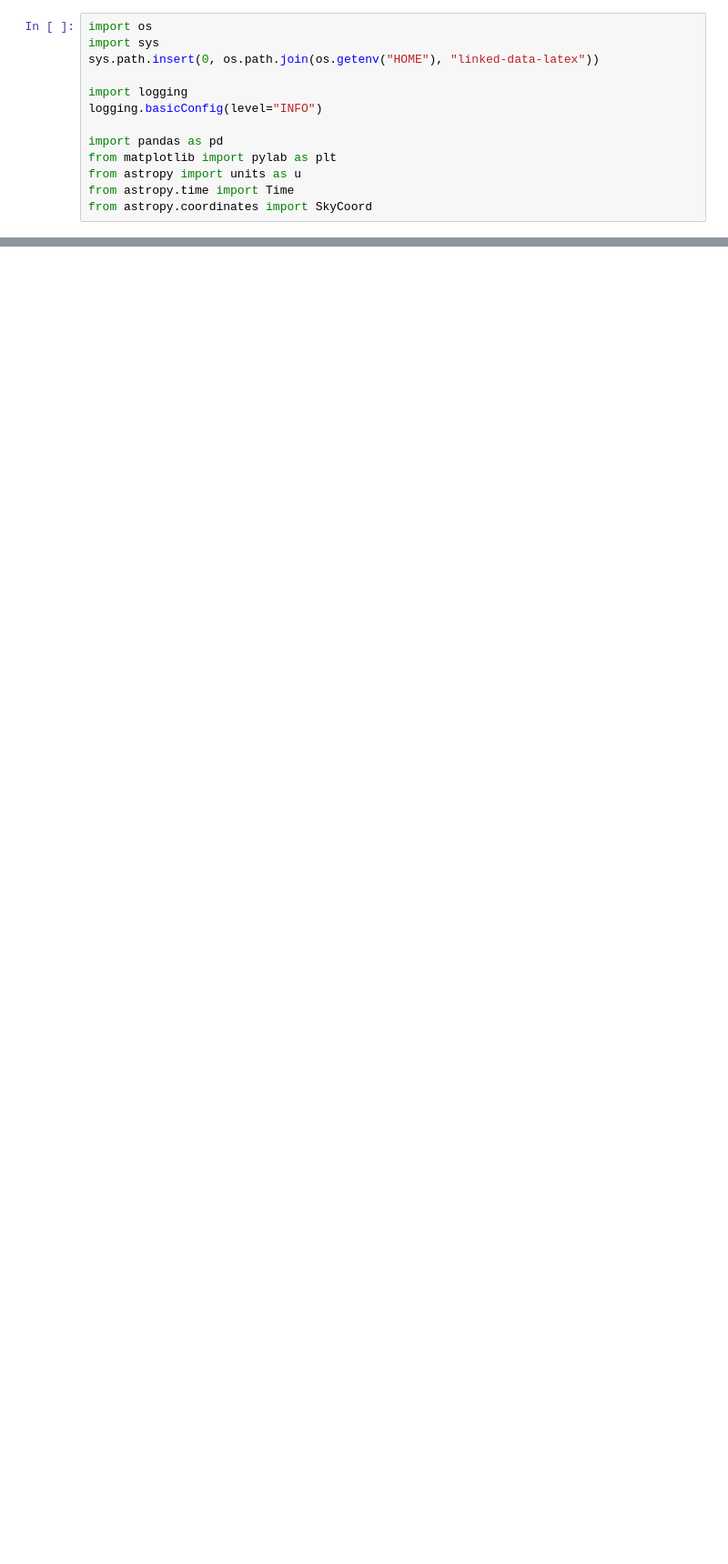
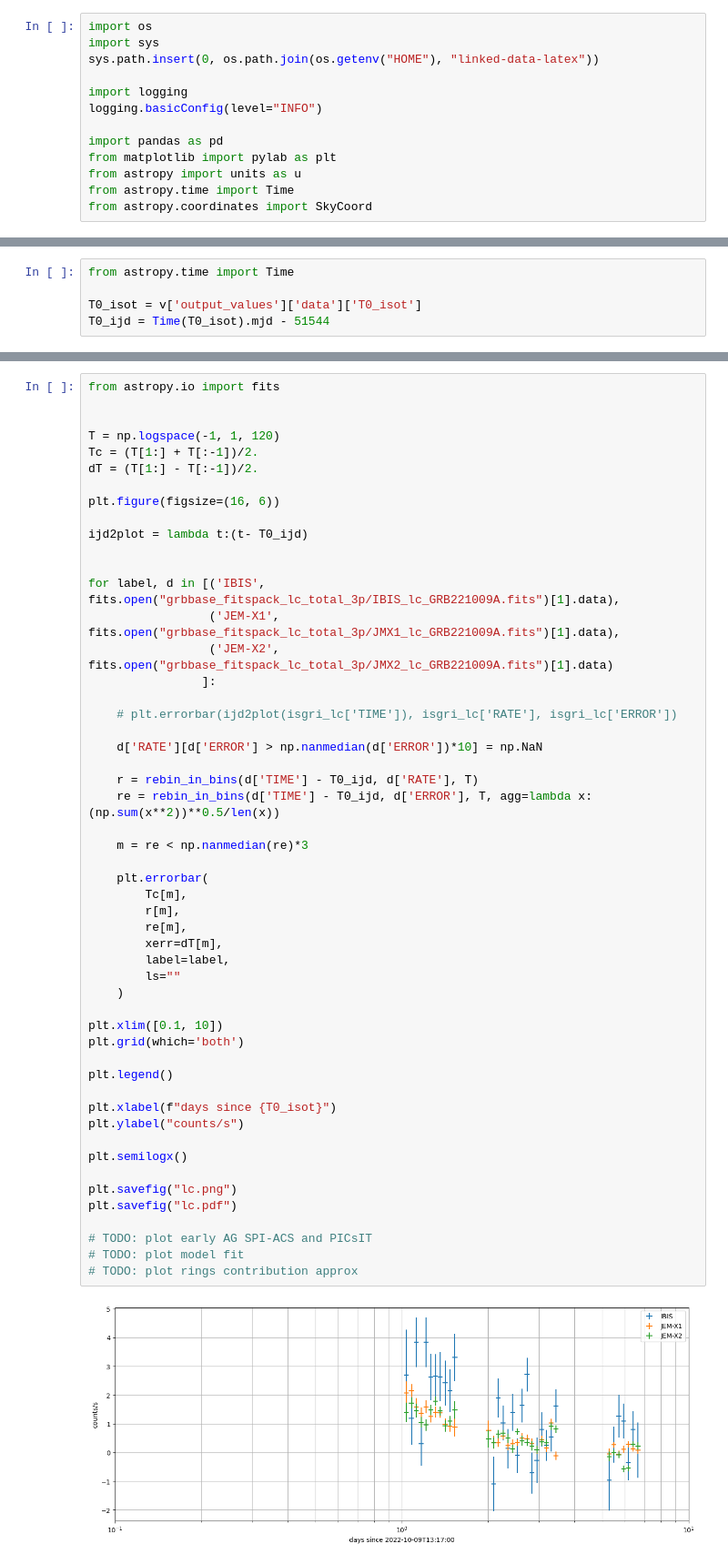
Before and after one commit to volodymyrss/grb221009, a Jupyter notebook: afterglow.ipynb, the cells around one changed output, grey strips where cells are left out. Shown at 91% size. Drawn from its saved outputs; the diff is of its cells as text; blank space fills up the shorter version.

```diff
--- a/afterglow.ipynb
+++ b/afterglow.ipynb
@@ -51,0 +85,5 @@ plt.loglog()
+# %%
+from astropy.time import Time
+
+T0_isot = v['output_values']['data']['T0_isot']
+T0_ijd = Time(T0_isot).mjd - 51544
@@ -51,0 +93,54 @@ plt.loglog()
+# %%
+from astropy.io import fits
+
+
+T = np.logspace(-1, 1, 120)
+Tc = (T[1:] + T[:-1])/2.
+dT = (T[1:] - T[:-1])/2.
+
+plt.figure(figsize=(16, 6))
+
+ijd2plot = lambda t:(t- T0_ijd)
+
+
+for label, d in [('IBIS', fits.open("grbbase_fitspack_lc_total_3p/IBIS_lc_GRB221009A.fits")[1].data),
+                 ('JEM-X1', fits.open("grbbase_fitspack_lc_total_3p/JMX1_lc_GRB221009A.fits")[1].data),
+                 ('JEM-X2', fits.open("grbbase_fitspack_lc_total_3p/JMX2_lc_GRB221009A.fits")[1].data)
+                ]:
+
+    # plt.errorbar(ijd2plot(isgri_lc['TIME']), isgri_lc['RATE'], isgri_lc['ERROR'])
+
+    d['RATE'][d['ERROR'] > np.nanmedian(d['ERROR'])*10] = np.NaN
+
+    r = rebin_in_bins(d['TIME'] - T0_ijd, d['RATE'], T)
+    re = rebin_in_bins(d['TIME'] - T0_ijd, d['ERROR'], T, agg=lambda x:(np.sum(x**2))**0.5/len(x))
+
+    m = re < np.nanmedian(re)*3
+
+    plt.errorbar(
+        Tc[m],
+        r[m],
+        re[m],
+        xerr=dT[m],
+        label=label,
+        ls=""
+    )
+
+plt.xlim([0.1, 10])
+plt.grid(which='both')
+
+plt.legend()
+
+plt.xlabel(f"days since {T0_isot}")
+plt.ylabel("counts/s")
+
+plt.semilogx()
+
+plt.savefig("lc.png")
+plt.savefig("lc.pdf")
+
+# TODO: plot early AG SPI-ACS and PICsIT
+# TODO: plot model fit
+# TODO: plot rings contribution approx
+# %% [output]
+[figure, added]
```
Also changed, not shown: parts of 6 cells of this notebook, 14 other files.
